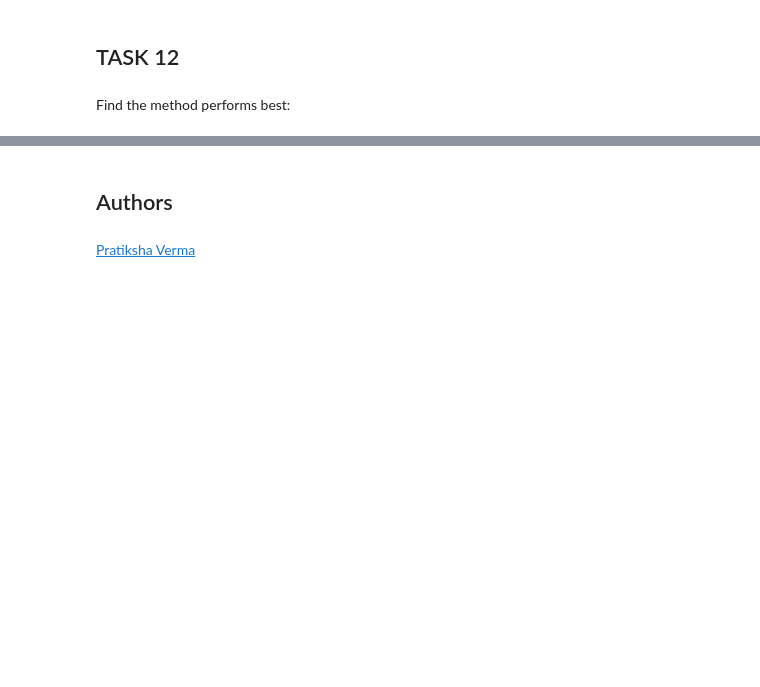
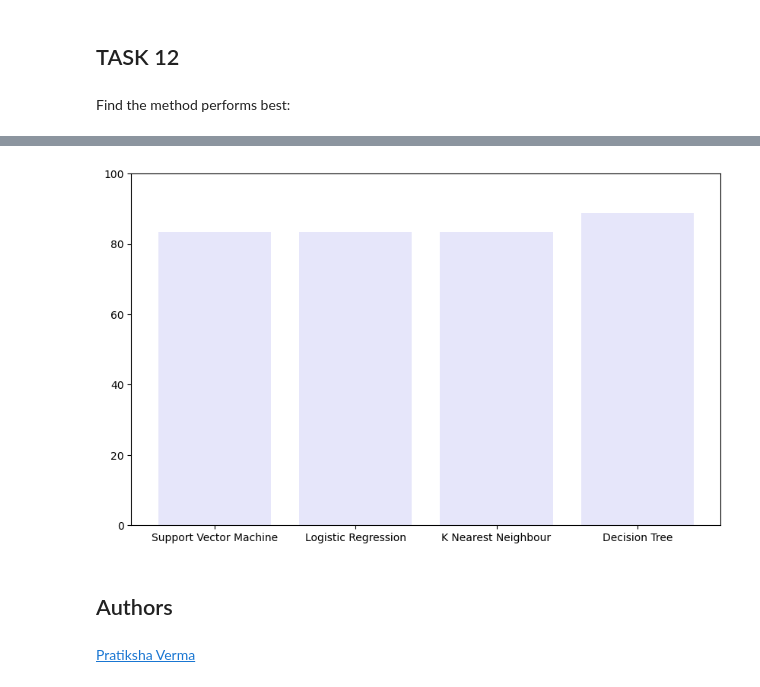
Before and after one commit to bykozharko-creator/Capstone, a Jupyter notebook: SpaceX_Machine Learning Prediction_Part_5.ipynb, the cells around one changed output, grey strips where cells are left out. Cells and saved outputs as stored; diff of their text form; code cells hidden in the pictures; blank space fills up the shorter version.

```diff
--- a/SpaceX_Machine Learning Prediction_Part_5.ipynb
+++ b/SpaceX_Machine Learning Prediction_Part_5.ipynb
@@ -373,3 +373,10 @@ ML_df
+# %%
+plt.figure(figsize=(10, 6))
+plt.bar(ML_df['ML Method'], ML_df['Accuracy Score (%)'], color='lavender')
+plt.ylim(0, 100)
+plt.show()
+# %% [output]
+[figure, added]
 # %% [markdown]
 ## Authors
 # %% [markdown]
```
Also changed, not shown: parts of 3 cells of this notebook.
